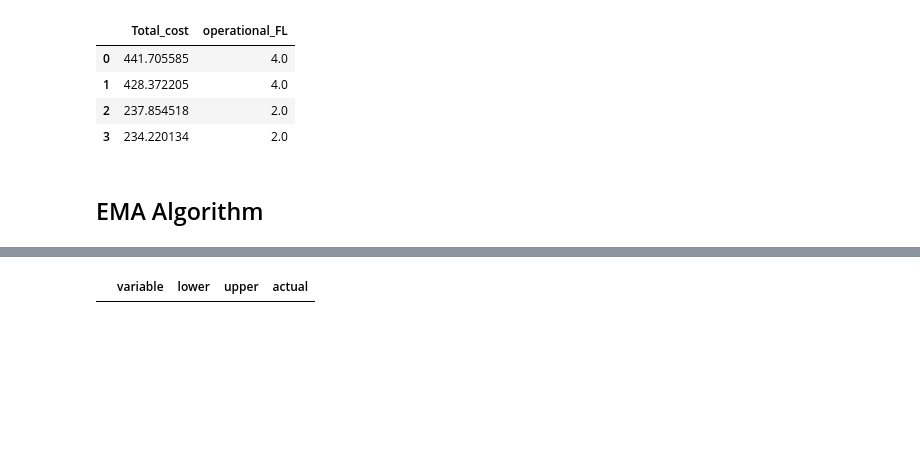
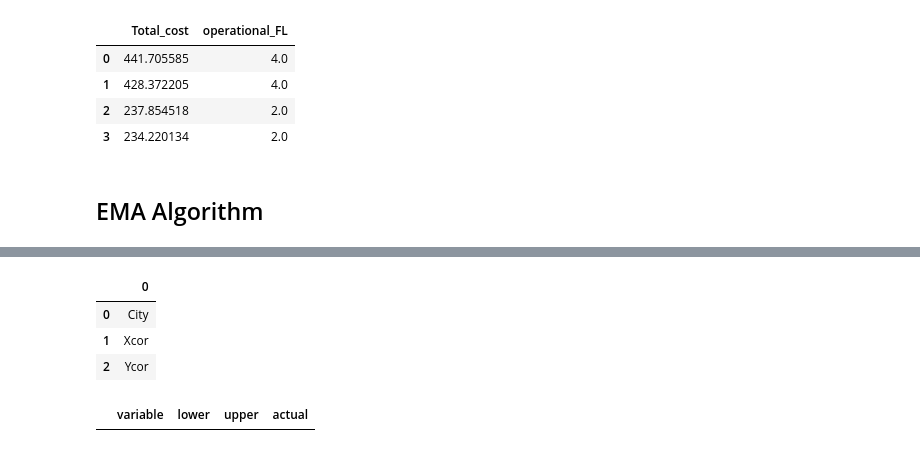
Before and after one commit to TRomijn/Thesis, a Jupyter notebook: Facility Location Model/Facility Location Model-V6 with EMA & Platypus optimisation V5 Documentation V3.ipynb, the cells around one changed output, grey strips where cells are left out. Cells and saved outputs as stored; diff of their text form; code cells hidden in the pictures; blank space fills up the shorter version.

```diff
--- a/Facility Location Model/Facility Location Model-V6 with EMA & Platypus optimisation V5 Documentation V3.ipynb
+++ b/Facility Location Model/Facility Location Model-V6 with EMA & Platypus optimisation V5 Documentation V3.ipynb
@@ -1236 +1285,10 @@ EMA Algorithm:
+# %%
+CaseFixed = pd.DataFrame(columns = ['City', 'Xcor', "Ycor"])
+# %%
+CaseFixed
+# %% [output]
+|  | 0 |
+| 0 | City |
+| 1 | Xcor |
+| 2 | Ycor |
 # %%
```
Also changed, not shown: parts of 11 cells of this notebook, 5 other files.
